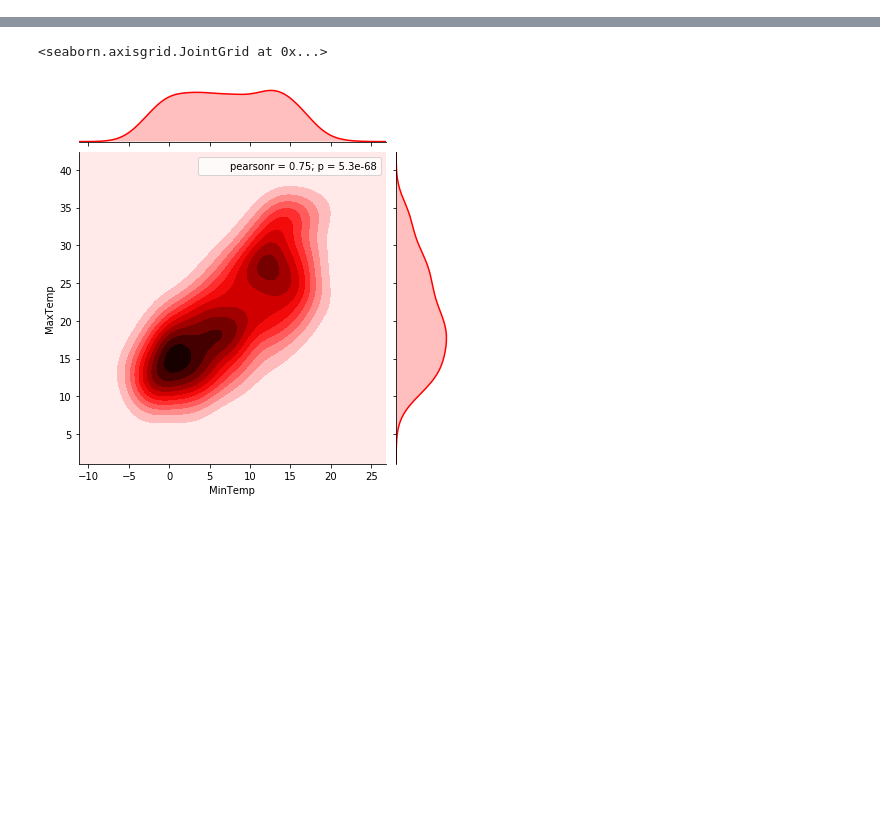
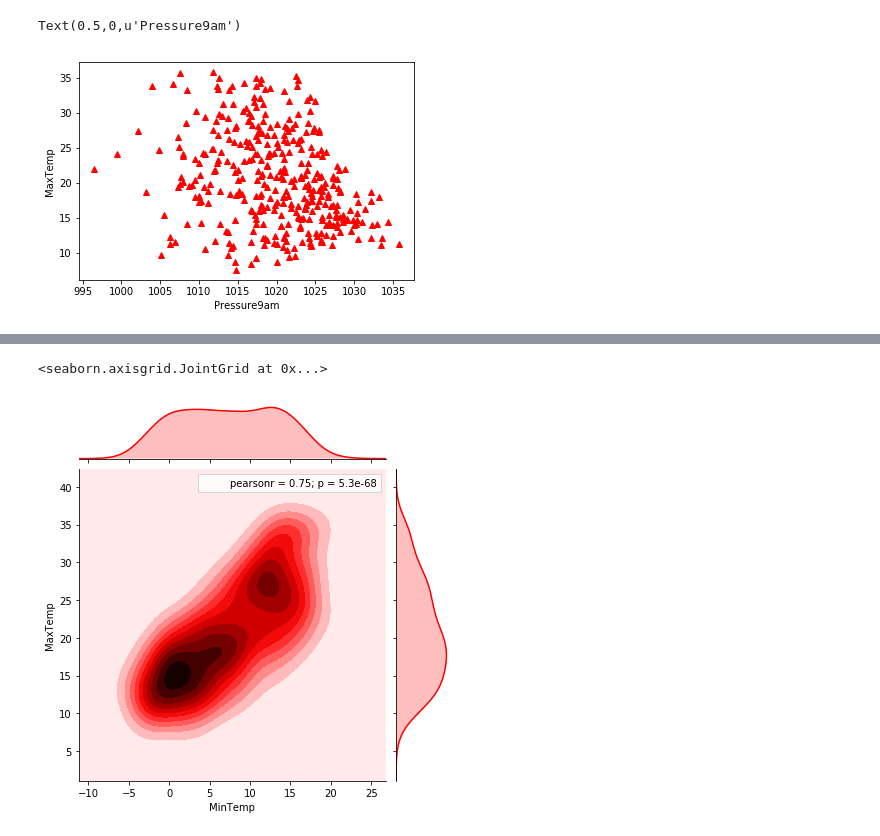
Before and after one commit to nikhilsasi/ML_LearningAcadview, a Jupyter notebook: assignment_6.ipynb, the cells around one changed output, grey strips where cells are left out. Drawn from its saved outputs; the diff is of its cells as text; code cells hidden in the pictures; blank space fills up the shorter version.

```diff
--- a/assignment_6.ipynb
+++ b/assignment_6.ipynb
@@ -0,0 +73,8 @@
+# %%
+# DIAGRAM 3
+plt.plot(df["Pressure9am"],df["MaxTemp"],'r^')
+plt.ylabel("MaxTemp")
+plt.xlabel("Pressure9am")
+# %% [output]
+Text(0.5,0,u'Pressure9am')
+[figure, added]
```
Also changed, not shown: parts of 16 cells of this notebook, 1 other file.
